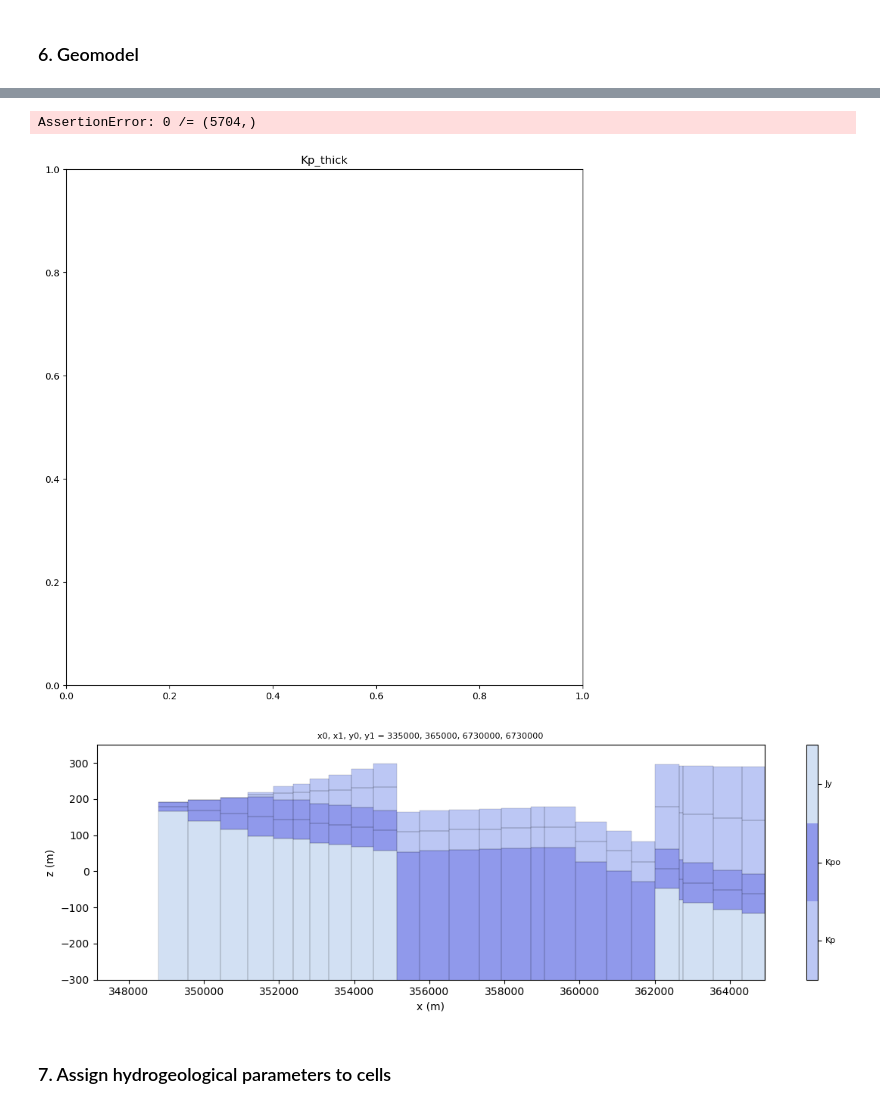
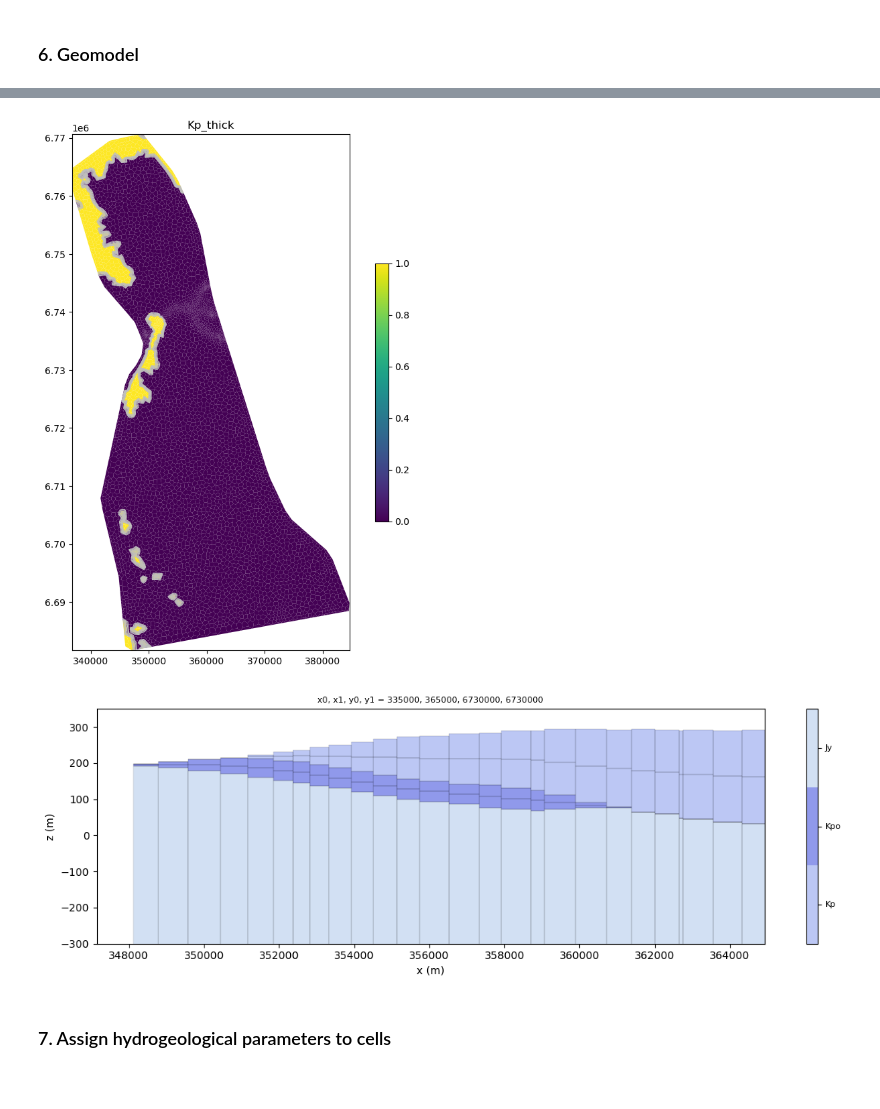
Before and after one commit to malvina-chmielarski/Otorowiri, a Jupyter notebook: scripts/Otorowiri_main.ipynb, the cells around one changed output, grey strips where cells are left out. Cells and saved outputs as stored; diff of their text form; code cells hidden in the pictures.

```diff
--- a/scripts/Otorowiri_main.ipynb
+++ b/scripts/Otorowiri_main.ipynb
@@ -115,7 +115,7 @@ special_cells = {
                  'obs': ['obsbores'], }
 mesh = Mesh(plangrid = 'vor', special_cells = special_cells) # special cells to identify as arguements
 # %%
-mesh.modelmaxtri = 400000
+mesh.modelmaxtri = 1000000 # was 400000
 mesh.boundmaxtri = 999999999
 mesh.angle = 32   # minimum triangle angles
 mesh.radius1 = 200 # radius of inner circle around pumping bores
@@ -179,7 +181,7 @@ flag = 1
 geodata_fname = '../data/data_geology/bore_data_Otorowiri.xlsx'
 data_sheetname = 'geodata_elevation'
 strat_sheetname = 'strat'
-bbox = [(330000, 6670000, -1500), (390000, 6780000, 300)] #[(x0, y0, z0), (x1, y1, z1)]
+bbox = [(320000, 6670000, -1200), (400000, 6780000, 300)] #[(x0, y0, z0), (x1, y1, z1)]
 from loopflopy.structuralmodel import StructuralModel
 structuralmodel = StructuralModel(spatial, bbox, geodata_fname, data_sheetname, strat_sheetname) #spatial and bbox come from the spatial module, excel file and sheet names are user defined
 
@@ -188,7 +190,10 @@ process_structural.prepare_strat_column(structuralmodel)
 process_structural.add_geo_boundaries(structuralmodel, spatial)
 process_structural.elevation_fill(structuralmodel)
 process_structural.prepare_geodata(structuralmodel, spatial, Fault = False)
-structuralmodel.data
+process_structural.create_structuralmodel(structuralmodel)
+structuralmodel.model.to_file('../modelfiles/model') #pickle the model to send to people
+#structuralmodel.strat
+#structuralmodel.data
 # %% [output]
 Updated DataFrame with geo_boundaries written to new sheet: 'geo_boundaries' in file: ../data/data_geology/bore_data_Otorowiri.xlsx
 DEM bounds:
@@ -271,9 +251,8 @@ structuralmodel.data[(structuralmodel.data.data_type == 'Raw') &
 transect_x = [375000]#, 400000, 410000]
 # DONGARA LINE - 6750000
 # ENEABBA LINE - 6700000
-transect_y = [6760000, 6730000, 6700000]# 6700000]
-structuralmodel.faults=[]
+transect_y = [6760000, 6730000]# 6700000]
 #structuralmodel.plot_xtransects(transect_x, ny = 80, nz = 120)#, x1 = 6520000, z0 = -2000)
 #structuralmodel.plot_ytransects(transect_y, nx = 80, nz = 120, z0 = -1000)
-structuralmodel.plot_ytransects2(transect_y, nx = 80, nz = 80, dz = 20, x0 = 335000, x1 = 375000, z0 = -200, z1 = 400) #x0 = 335000, x1 = 352000, z0 = -200, z1 = 300
+structuralmodel.plot_ytransects2(transect_y, nx = 60, nz = 60, dz = 10, x0 = 335000, x1 = 375000, z0 = -300, z1 = 400) #x0 = 335000, x1 = 352000, z0 = -200, z1 = 300
 # %% [output]
@@ -327,18 +311,19 @@ structuralmodel.contour_bottom(spatial, unit = 'Kp', contour_interval = 30)
 # %%
-Kp_thick = dem.topo - geomodel.botm_geo[1]
+Kp_thick = dem.topo - geomodel.botm_geo[0]
+Kpo_thick = geomodel.botm_geo[0]- geomodel.botm_geo[1]
+
 levels = np.arange(0, 300, 30)
 
-array = Kp_thick[Kp_thick <= 0]
+array = Kp_thick < 0
 title = 'Kp_thick'
-mesh.plot_surface_array(array, structuralmodel, title = title)
+mesh.plot_surface_array(array, structuralmodel, title = title, levels = None)
 # %% [output]
-AssertionError: 0 /= (5704,)
-[figure, old version]
+[figure, new version]
 # %%
 y0, y1 = 6730000, 6730000
 geomodel.geomodel_transect_lith(structuralmodel, spatial, y0=y0, y1=y1, x0 = 335000, x1 = 365000, z0 = -300, z1 = 350)# z0 = -200, z1 = 300
 # %% [output]
-[figure, old version]
+[figure, new version]
 # %% [markdown]
 ### 7. Assign hydrogeological parameters to cells
 # %%
```
Also changed, not shown: parts of 19 cells of this notebook, 2 other files.
